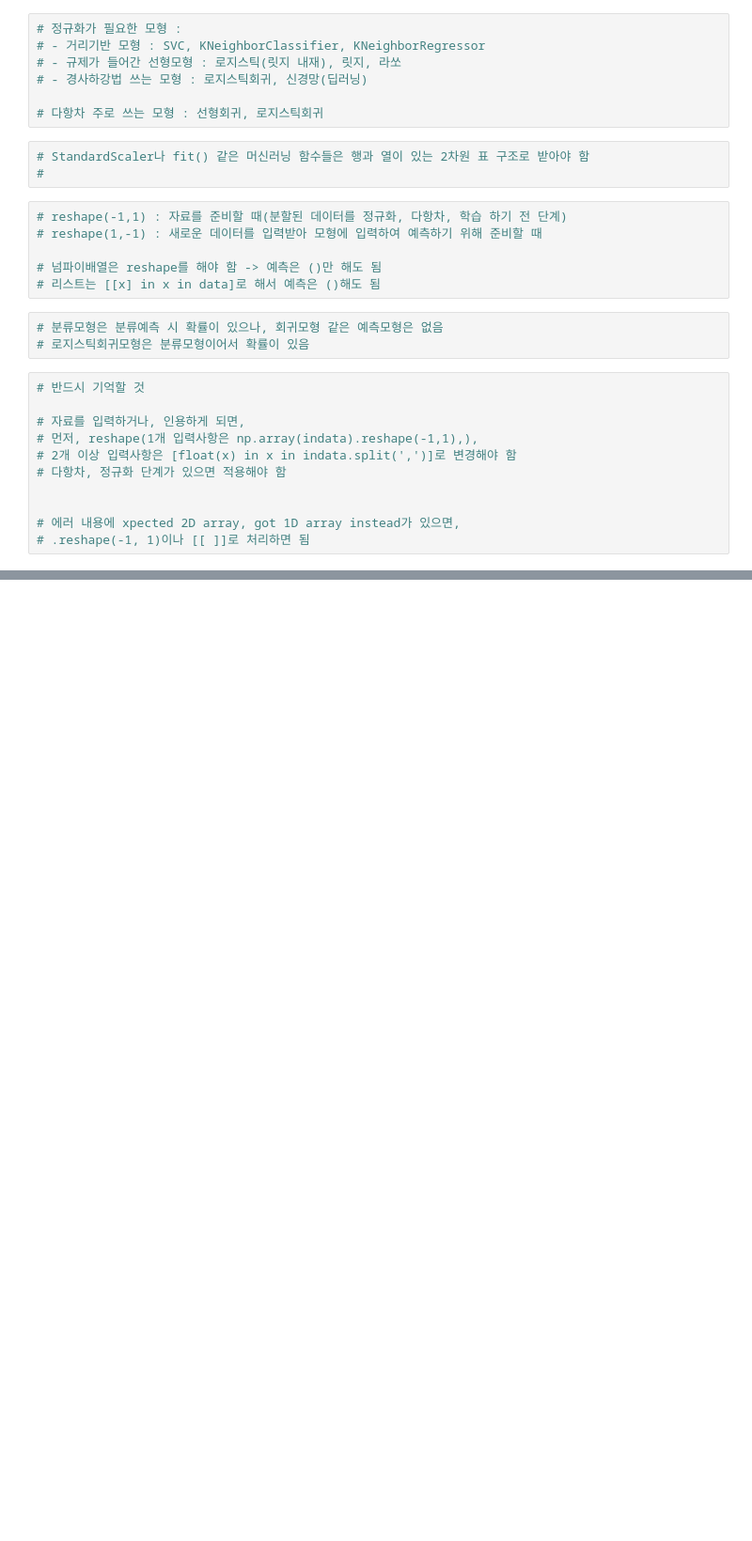
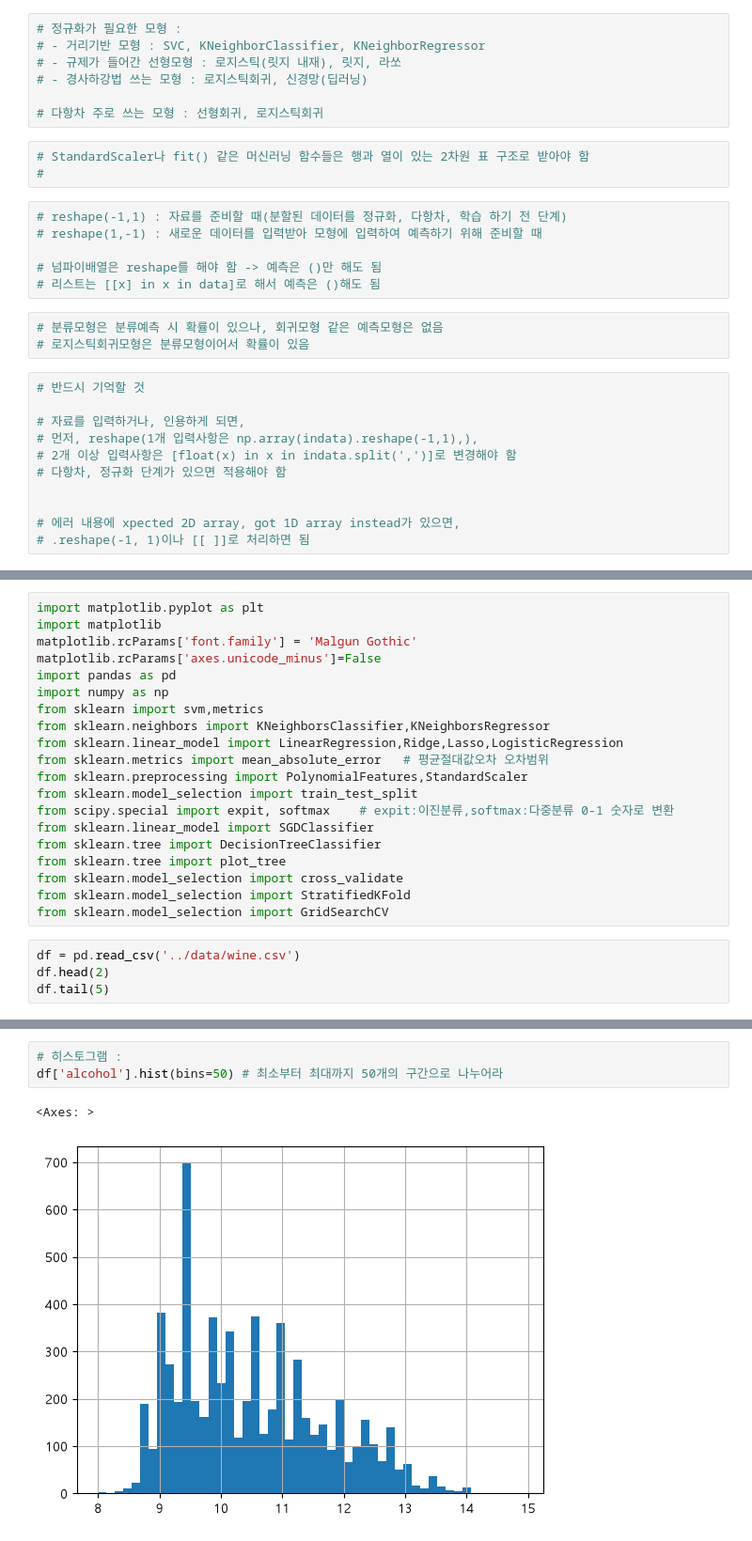
Before and after one commit to naegil73-png/aix_learn_1106, a Jupyter notebook: 중요폴더/AI_models/0.자료, 모형 관련.ipynb, the cells around one changed output, grey strips where cells are left out. Shown at 94% size. Cells and saved outputs as stored; diff of their text form; blank space fills up the shorter version.

```diff
--- a/중요폴더/AI_models/0.자료, 모형 관련.ipynb
+++ b/중요폴더/AI_models/0.자료, 모형 관련.ipynb
@@ -53,0 +65,24 @@ NameError: name 'array' is not defined
+# %%
+import matplotlib.pyplot as plt
+import matplotlib
+matplotlib.rcParams['font.family'] = 'Malgun Gothic'
+matplotlib.rcParams['axes.unicode_minus']=False
+import pandas as pd
+import numpy as np
+from sklearn import svm,metrics
+from sklearn.neighbors import KNeighborsClassifier,KNeighborsRegressor
+from sklearn.linear_model import LinearRegression,Ridge,Lasso,LogisticRegression
+from sklearn.metrics import mean_absolute_error   # 평균절대값오차 오차범위
+from sklearn.preprocessing import PolynomialFeatures,StandardScaler
+from sklearn.model_selection import train_test_split
+from scipy.special import expit, softmax    # expit:이진분류,softmax:다중분류 0-1 숫자로 변환
+from sklearn.linear_model import SGDClassifier
+from sklearn.tree import DecisionTreeClassifier
+from sklearn.tree import plot_tree
+from sklearn.model_selection import cross_validate
+from sklearn.model_selection import StratifiedKFold
+from sklearn.model_selection import GridSearchCV
+# %%
+df = pd.read_csv('../data/wine.csv')
+df.head(2)
+df.tail(5)
@@ -53,0 +124,6 @@ NameError: name 'array' is not defined
+# %%
+# 히스토그램 :
+df['alcohol'].hist(bins=50) # 최소부터 최대까지 50개의 구간으로 나누어라
+# %% [output]
+<Axes: >
+[figure, added]
```
Also changed, not shown: parts of 10 cells of this notebook, 4 other files.
